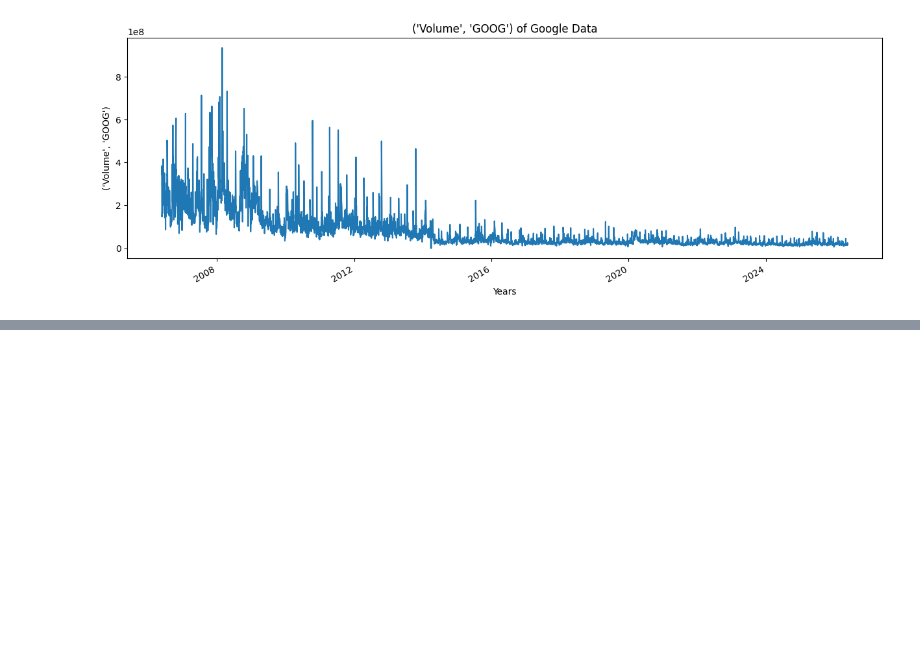
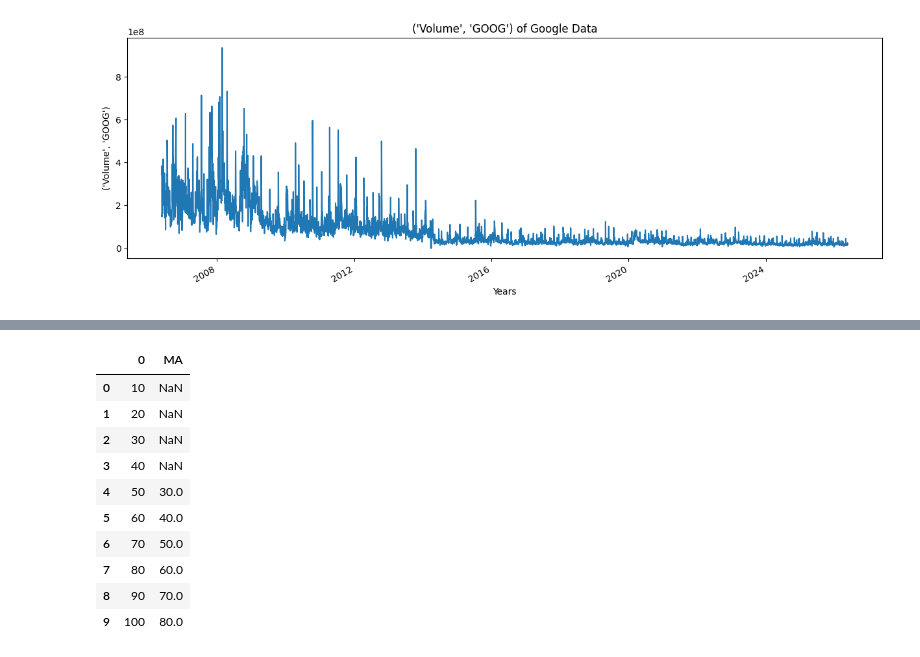
Before and after one commit to kanchana-Tejaswy/stock_market_predection, a Jupyter notebook: stock.ipynb, the cells around one changed output, grey strips where cells are left out. Drawn from its saved outputs; the diff is of its cells as text; code cells hidden in the pictures; blank space fills up the shorter version.

```diff
--- a/stock.ipynb
+++ b/stock.ipynb
@@ -144,0 +172,6 @@ for column in google_data.columns:
+# %%
+import pandas as pd
+
+data = pd.DataFrame([10, 20, 30, 40, 50, 60, 70, 80, 90, 100])
+
+data.head()
@@ -144,0 +185,16 @@ for column in google_data.columns:
+# %%
+data['MA'] = data[0].rolling(window=5).mean()
+
+data
+# %% [output]
+|  | 0 | MA |
+| 0 | 10 | NaN |
+| 1 | 20 | NaN |
+| 2 | 30 | NaN |
+| 3 | 40 | NaN |
+| 4 | 50 | 30.0 |
+| 5 | 60 | 40.0 |
+| 6 | 70 | 50.0 |
+| 7 | 80 | 60.0 |
+| 8 | 90 | 70.0 |
+| 9 | 100 | 80.0 |
```
Also changed, not shown: parts of 8 cells of this notebook.
